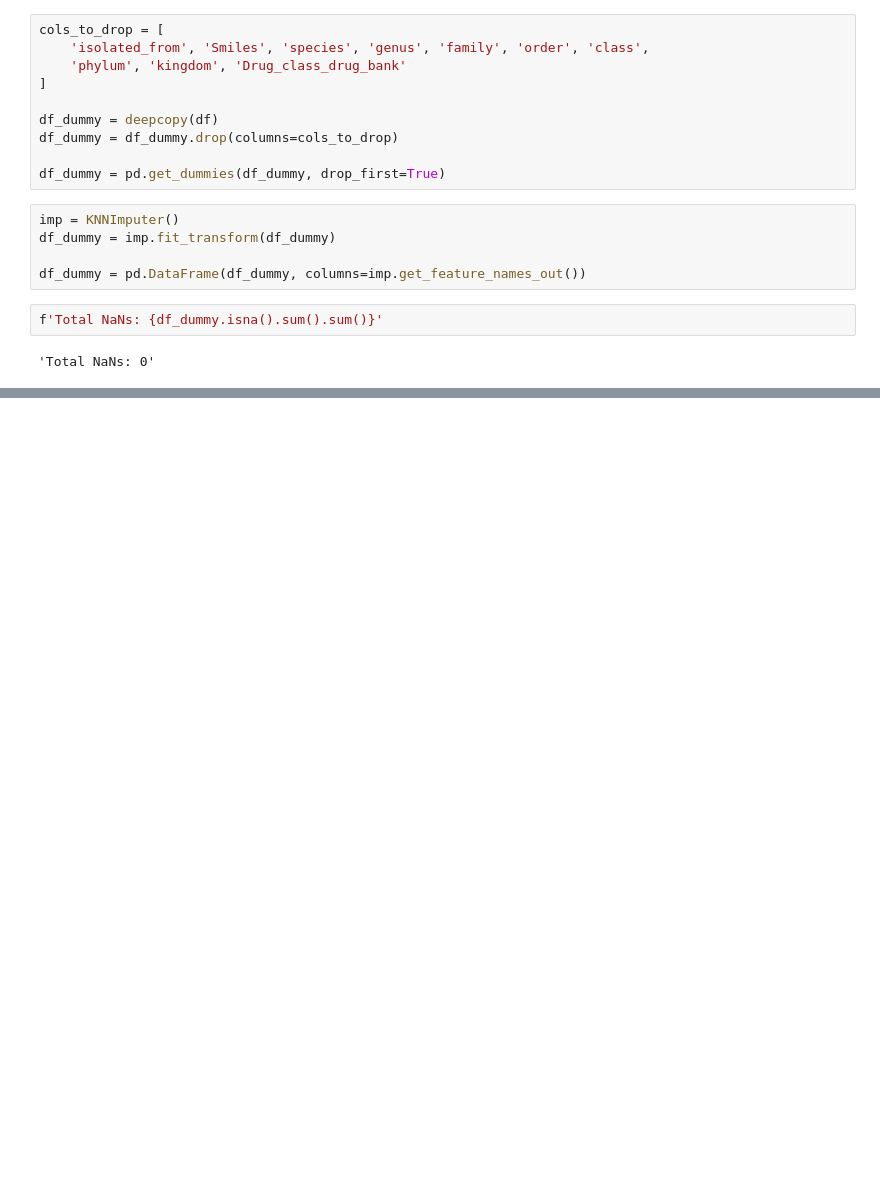
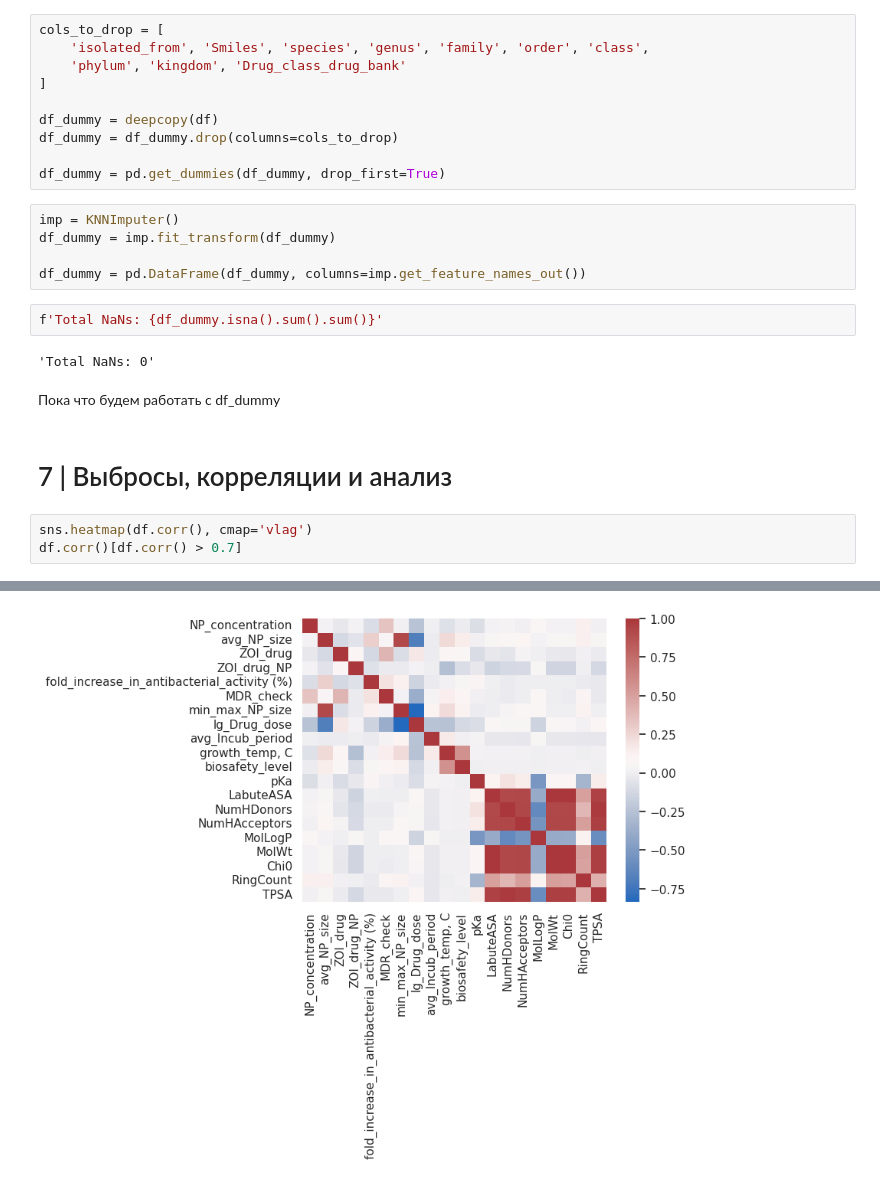
Before and after one commit to vahahahart/hackathon_team_3, a Jupyter notebook: main.ipynb, the cells around one changed output, grey strips where cells are left out. Saved outputs shown, nothing was run; the diff lists cells and outputs as text; blank space fills up the shorter version.

```diff
--- a/main.ipynb
+++ b/main.ipynb
@@ -645,3 +654,11 @@ df_dummy = pd.DataFrame(df_dummy, columns=imp.get_feature_names_out())
 f'Total NaNs: {df_dummy.isna().sum().sum()}'
 # %% [output]
 'Total NaNs: 0'
+# %% [markdown]
+Пока что будем работать с df_dummy
+# %% [markdown]
+# 7 | Выбросы, корреляции и анализ
+# %%
+sns.heatmap(df.corr(), cmap='vlag')
+df.corr()[df.corr() > 0.7]
+# %% [output]
@@ -647,0 +682 @@ f'Total NaNs: {df_dummy.isna().sum().sum()}'
+[figure, added]
```
Also changed, not shown: parts of 5 cells of this notebook.
